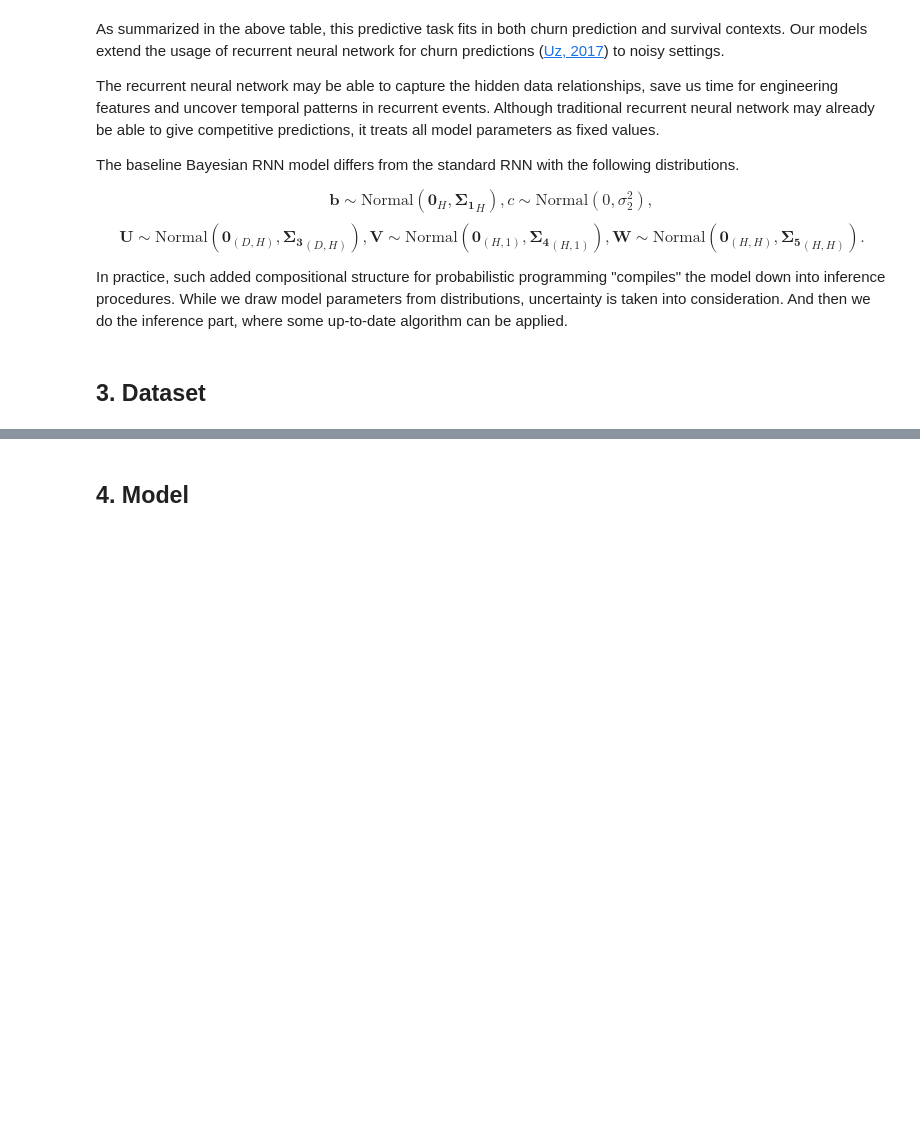
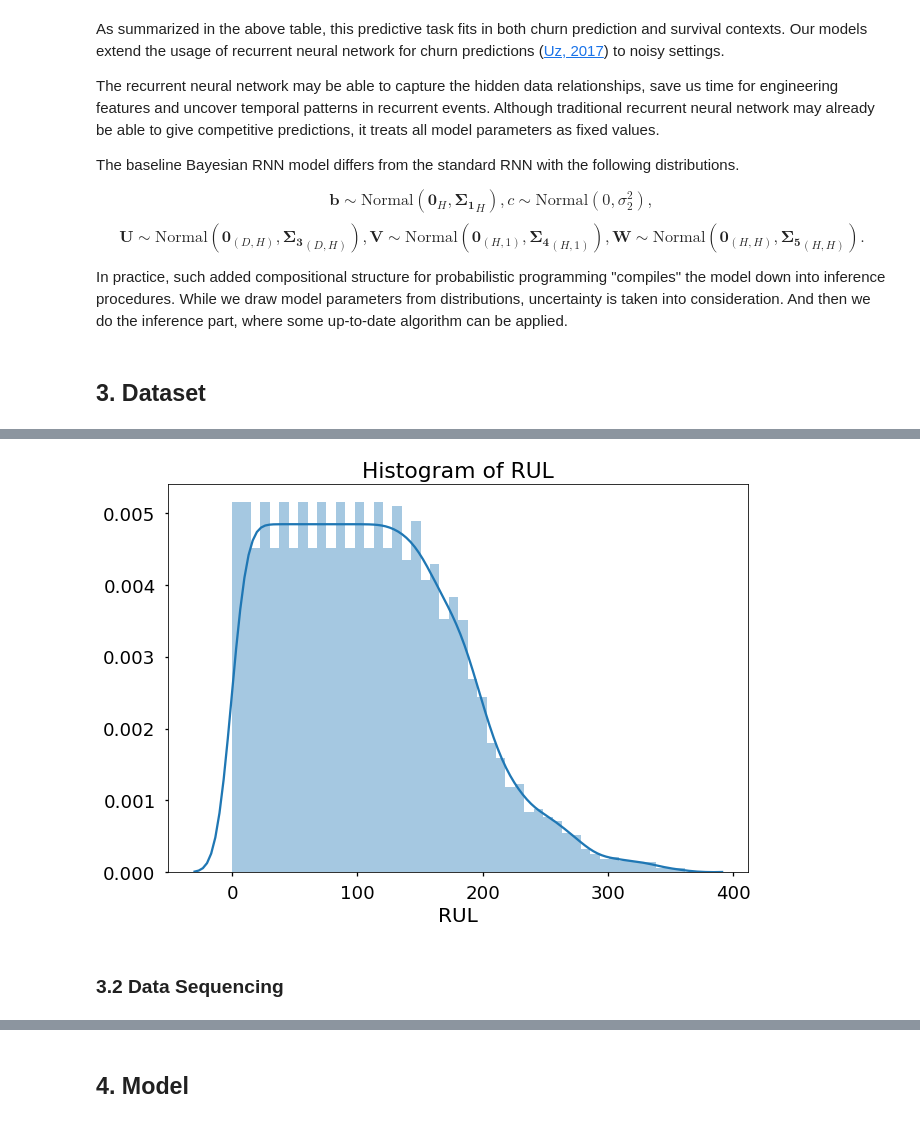
Before and after one commit to zhiruiwang/probprog-project, a Jupyter notebook: notebook/pp-ks3403-zw2389.ipynb, the cells around one changed output, grey strips where cells are left out. Saved outputs shown, nothing was run; the diff lists cells and outputs as text; code cells hidden in the pictures; blank space fills up the shorter version.

```diff
--- a/notebook/pp-ks3403-zw2389.ipynb
+++ b/notebook/pp-ks3403-zw2389.ipynb
@@ -29,5 +29,22 @@ $$\mathbf{b}\sim\text{Normal}(\mathbf{0}_H,\mathbf{\Sigma_1}_H),c\sim\text{Norma
 $$\mathbf{U}\sim\text{Normal}(\mathbf{0}_{(D,H)},\mathbf{\Sigma_3}_{(D,H)}),\mathbf{V}\sim\text{Normal}(\mathbf{0}_{(H,1)},\mathbf{\Sigma_4}_{(H,1)}),\mathbf{W}\sim\text{Normal}(\mathbf{0}_{(H,H)},\mathbf{\Sigma_5}_{(H,H)}).$$
 
 In practice, such added compositional structure for probabilistic programming "compiles" the model down into inference procedures. While we draw model parameters from distributions, uncertainty is taken into consideration. And then we do the inference part, where some up-to-date algorithm can be applied.
+# %%
+import numpy as np
+import pandas as pd
+
+%matplotlib inline
+import tensorflow as tf
+import edward as ed
+from edward.models import Normal
+from sklearn.metrics import mean_squared_error
+from sklearn.model_selection import train_test_split
+import matplotlib.pyplot as plt
+import seaborn as sns
+plt.style.use('seaborn-talk')
+sns.set_context("talk", font_scale=1.4)
+sess = ed.get_session()
+from tensorflow.contrib.keras.api.keras.models import Sequential
+from tensorflow.contrib.keras.api.keras.layers import Dense, SimpleRNN, LSTM, GRU, Activation
 # %% [markdown]
 ## 3. Dataset
@@ -33,0 +55,10 @@ In practice, such added compositional structure for probabilistic programming "c
+# %%
+# read training data, test data and groud truth data for test data
+train_df = pd.read_csv('CMAPSSData/train_FD001.txt', sep=" ", header=None)
+test_df = pd.read_csv('CMAPSSData/test_FD001.txt', sep=" ", header=None)
+truth_df = pd.read_csv('CMAPSSData/RUL_FD001.txt', sep=" ", header=None)
+# %%
+# preprocesse the data as described
+from util import turbo_preprocessing
+train_df, test_df = turbo_preprocessing(train_df,test_df,truth_df)
+train_df.head()
@@ -33,0 +83,8 @@ In practice, such added compositional structure for probabilistic programming "c
+# %%
+sns.distplot(train_df.RUL)
+plt.title('Histogram of RUL')
+plt.xlabel('RUL');
+# %% [output]
+[figure, added]
+# %% [markdown]
+### 3.2 Data Sequencing
```
Also changed, not shown: parts of 48 cells of this notebook.
